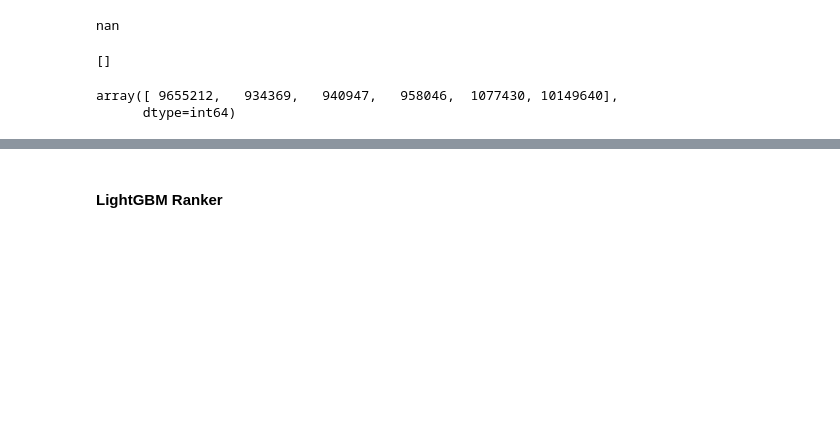
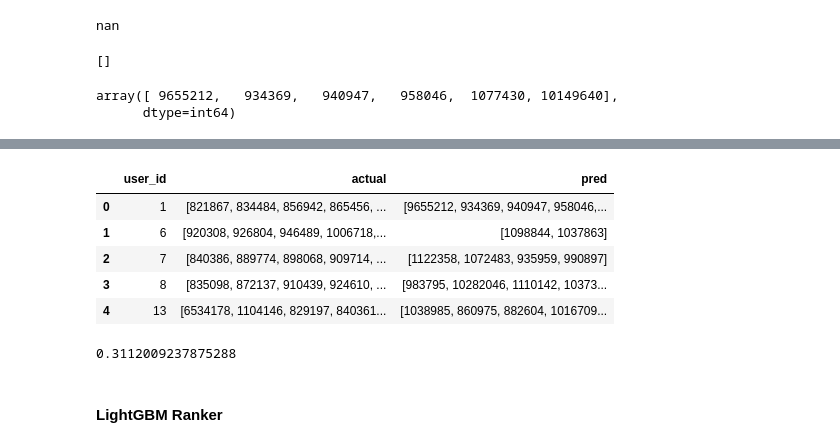
Before and after one commit to VitalyGladyshev/gb_rec_sys, a Jupyter notebook: rc_hw_06.ipynb, the cells around one changed output, grey strips where cells are left out. Saved outputs shown, nothing was run; the diff lists cells and outputs as text; code cells hidden in the pictures; blank space fills up the shorter version.

```diff
--- a/rc_hw_06.ipynb
+++ b/rc_hw_06.ipynb
@@ -638,3 +640,28 @@ result_lvl_2['rec'].mean()
+# %%
+result_lvl_2 = data_val_lvl_2.groupby('user_id')['item_id'].unique().reset_index()
+result_lvl_2.columns=['user_id', 'actual']
+
+result_lvl_2 = result_lvl_2.merge(pred_lvl_2, on='user_id')   # , how='left'
+result_lvl_2.head()
+# %% [output]
+|  | user_id | actual | pred |
+| 0 | 1 | [821867, 834484, 856942, 865456, ... | [9655212, 934369, 940947, 958046,... |
+| 1 | 6 | [920308, 926804, 946489, 1006718,... | [1098844, 1037863] |
+| 2 | 7 | [840386, 889774, 898068, 909714, ... | [1122358, 1072483, 935959, 990897] |
+| 3 | 8 | [835098, 872137, 910439, 924610, ... | [983795, 10282046, 1110142, 10373... |
+| 4 | 13 | [6534178, 1104146, 829197, 840361... | [1038985, 860975, 882604, 1016709... |
+# %%
+k_n = 5
+
+result_lvl_2["rec"] = result_lvl_2['user_id'].apply(\
+        lambda x: precision_at_k(result_lvl_2.loc[result_lvl_2["user_id"] == x, "pred"].values[0],
+                                 list(result_lvl_2.loc[result_lvl_2["user_id"] == x, "actual"].values[0]),
+                                 k=k_n))
+
+# result_lvl_2['rec'].fillna(0, inplace= True)
+result_lvl_2['rec'].mean()
+# %% [output]
+0.3112009237875288
 # %% [markdown]
 #### LightGBM Ranker
 # %%
```
Also changed, not shown: parts of 42 cells of this notebook.
